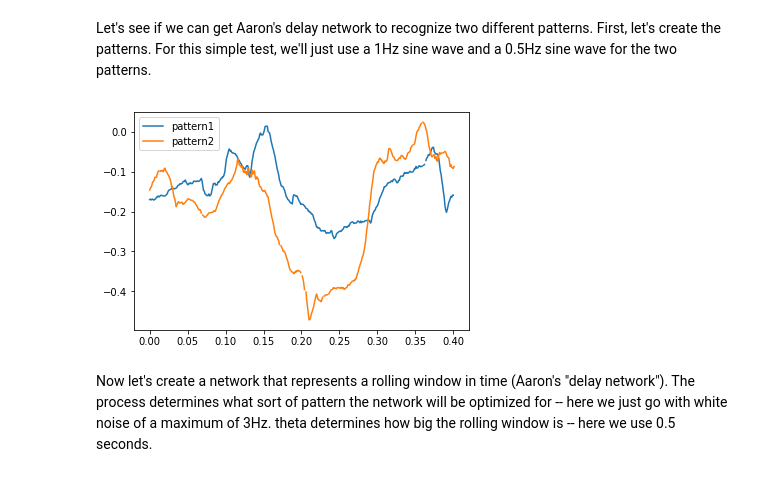
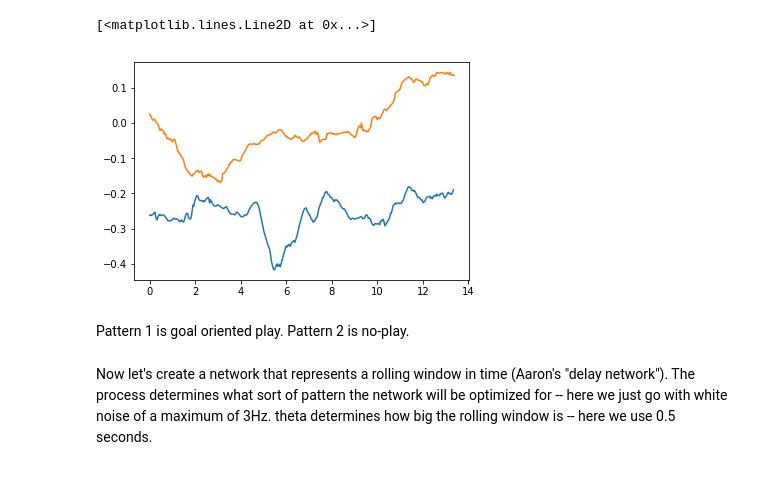
Before and after one commit to maddybartlett/NEN001, a Jupyter notebook: PatternInterpolation.ipynb, the cells around one changed output. Saved outputs shown, nothing was run; the diff lists cells and outputs as text; code cells hidden in the pictures.

Commit message:
Update PatternInterpolation.ipynb
Added changes from 14/12/18 meeting. Also selected new input patterns which differ more.

```diff
--- a/PatternInterpolation.ipynb
+++ b/PatternInterpolation.ipynb
@@ -5,23 +5,40 @@ import nengo
 import nengolib
 import numpy as np
 import pandas as pd
-# %% [markdown]
-Let's see if we can get Aaron's delay network to recognize two different patterns. First, let's create the patterns. For this simple test, we'll just use a 1Hz sine wave and a 0.5Hz sine wave for the two patterns.
-# %%
-s_pattern = 402                # number of data points in the pattern
-t = np.arange(s_pattern)*0.001  # time points for the elements in the patter
-
-data = pd.read_csv("pinsoro-2017-06-01-102743523980.csv")
-
-pattern1 = data.iloc[1983:2385,190]
-pattern2 = data.iloc[2386:2788,190]
-
-plt.plot(t, pattern1, label='pattern1')
-plt.plot(t, pattern2, label='pattern2')
-plt.legend(loc='best')
-plt.show()
-# %% [output]
-[figure, removed]
+# %%
+data = pd.read_csv("pinsoro-2017-06-01-102743523980.csv")
+
+dt = 0.001
+
+
+def extract_pattern(start, end):
+    pattern = np.array(data.iloc[start:end,190]).astype(float)
+    frames = np.array(data.iloc[start:end,9]).astype(int)
+
+    good_indices = frames != -1
+    frames = frames[good_indices]
+    pattern = pattern[good_indices]
+
+    fps = 30.0
+    t_sample = (frames - frames[0])/fps
+
+    t = np.arange(int(t_sample[-1]/dt))*dt
+
+    p = np.interp(t, t_sample, pattern)
+
+    return t, p
+
+
+t1, p1 = extract_pattern(2977, 3379)
+t2, p2 = extract_pattern(3702, 4104)
+plt.plot(t1, p1)
+plt.plot(t2, p2)
+# %% [output]
+[<matplotlib.lines.Line2D at 0x...>]
+[figure, added]
+# %% [markdown]
+Pattern 1 is goal oriented play.
+Pattern 2 is no-play.
 # %% [markdown]
 Now let's create a network that represents a rolling window in time (Aaron's "delay network"). The process determines what sort of pattern the network will be optimized for -- here we just go with white noise of a maximum of 3Hz.  theta determines how big the rolling window is -- here we use 0.5 seconds.
 # %%
```
Also changed, not shown: parts of 7 cells of this notebook.
